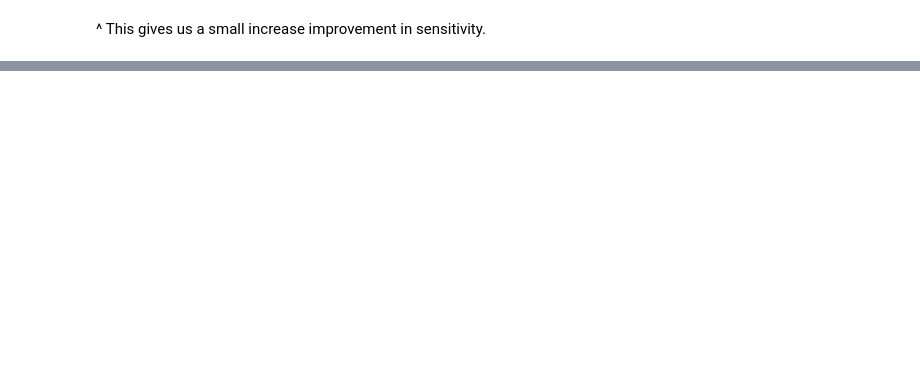
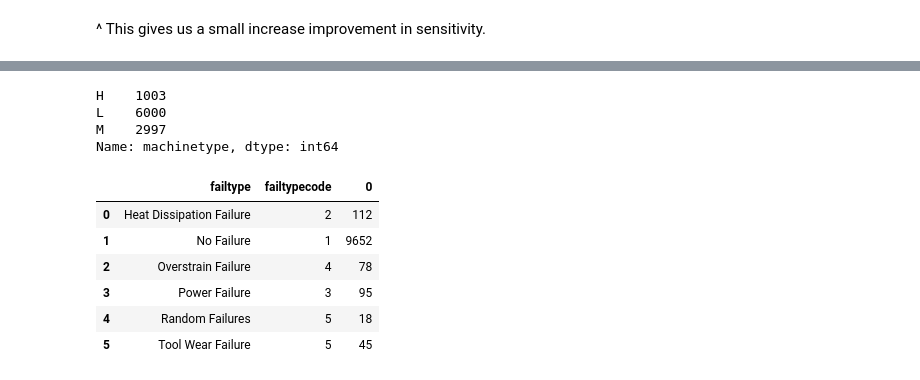
Before and after one commit to alextanhongpin/data-cleaning-and-exploration-with-machine-learning, a Jupyter notebook: 10_logistic_regression.ipynb, the cells around one changed output, grey strips where cells are left out. Cells and saved outputs as stored; diff of their text form; code cells hidden in the pictures; blank space fills up the shorter version.

```diff
--- a/10_logistic_regression.ipynb
+++ b/10_logistic_regression.ipynb
@@ -610,0 +899,34 @@ print(skmet.recall_score(y_test, y_pred2))
+# %%
+machinefailuretype.machinetype.value_counts(dropna=False).sort_index()
+# %% [output]
+H    1003
+L    6000
+M    2997
+Name: machinetype, dtype: int64
+# %%
+code_by_typetext = {
+    "No Failure": 1,
+    "Heat Dissipation Failure": 2,
+    "Power Failure": 3,
+    "Overstrain Failure": 4,
+    # We combine the last two because their frequency is too low.
+}
+
+
+def setcode(typetext):
+    return code_by_typetext.get(typetext, 5)
+
+
+machinefailuretype["failtypecode"] = machinefailuretype.apply(
+    lambda row: setcode(row.failtype), axis=1
+)
+# %%
+machinefailuretype.groupby(["failtype", "failtypecode"]).size().reset_index()
+# %% [output]
+|  | failtype | failtypecode | 0 |
+| 0 | Heat Dissipation Failure | 2 | 112 |
+| 1 | No Failure | 1 | 9652 |
+| 2 | Overstrain Failure | 4 | 78 |
+| 3 | Power Failure | 3 | 95 |
+| 4 | Random Failures | 5 | 18 |
+| 5 | Tool Wear Failure | 5 | 45 |
```
Also changed, not shown: parts of 56 cells of this notebook, 2 other files.
